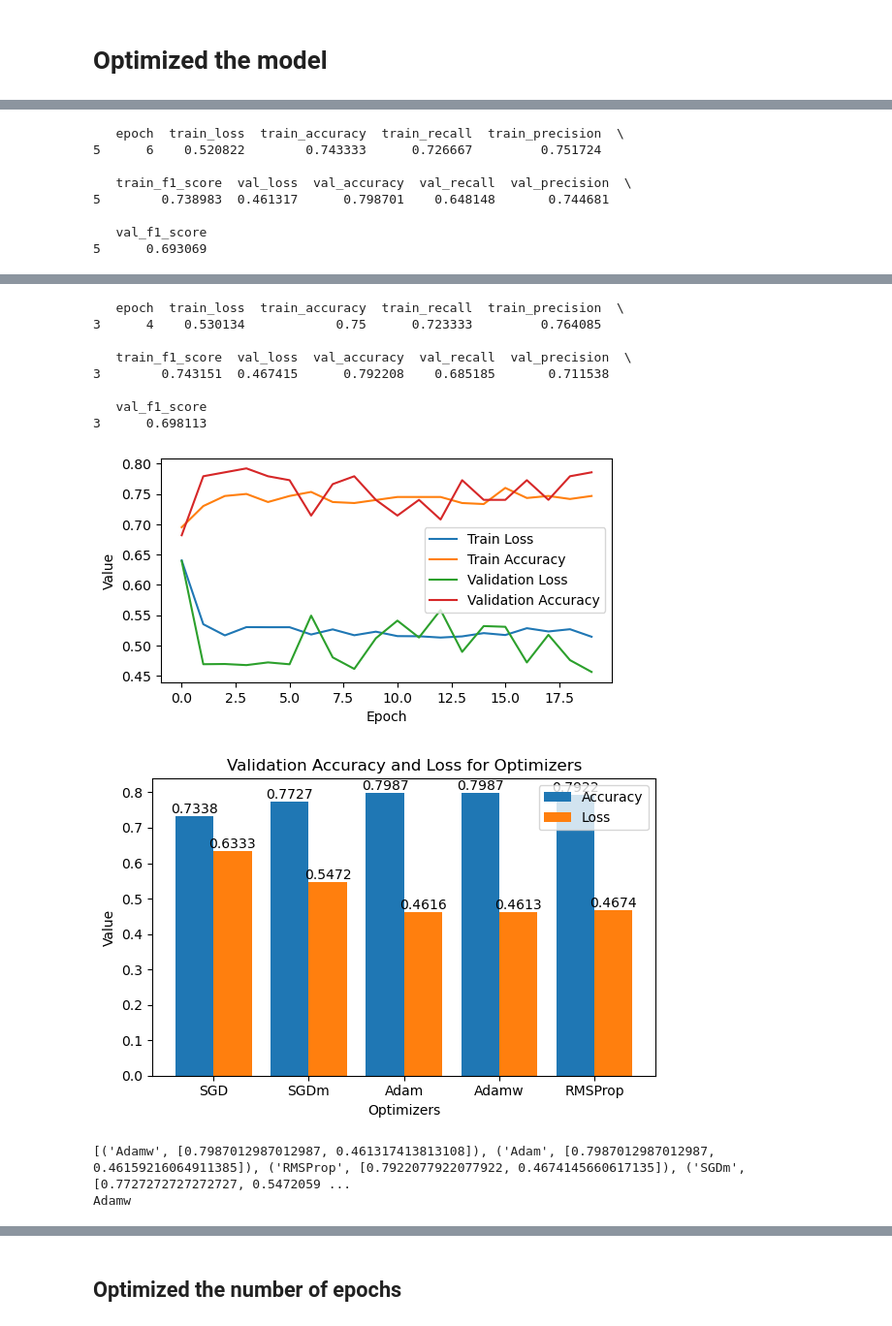
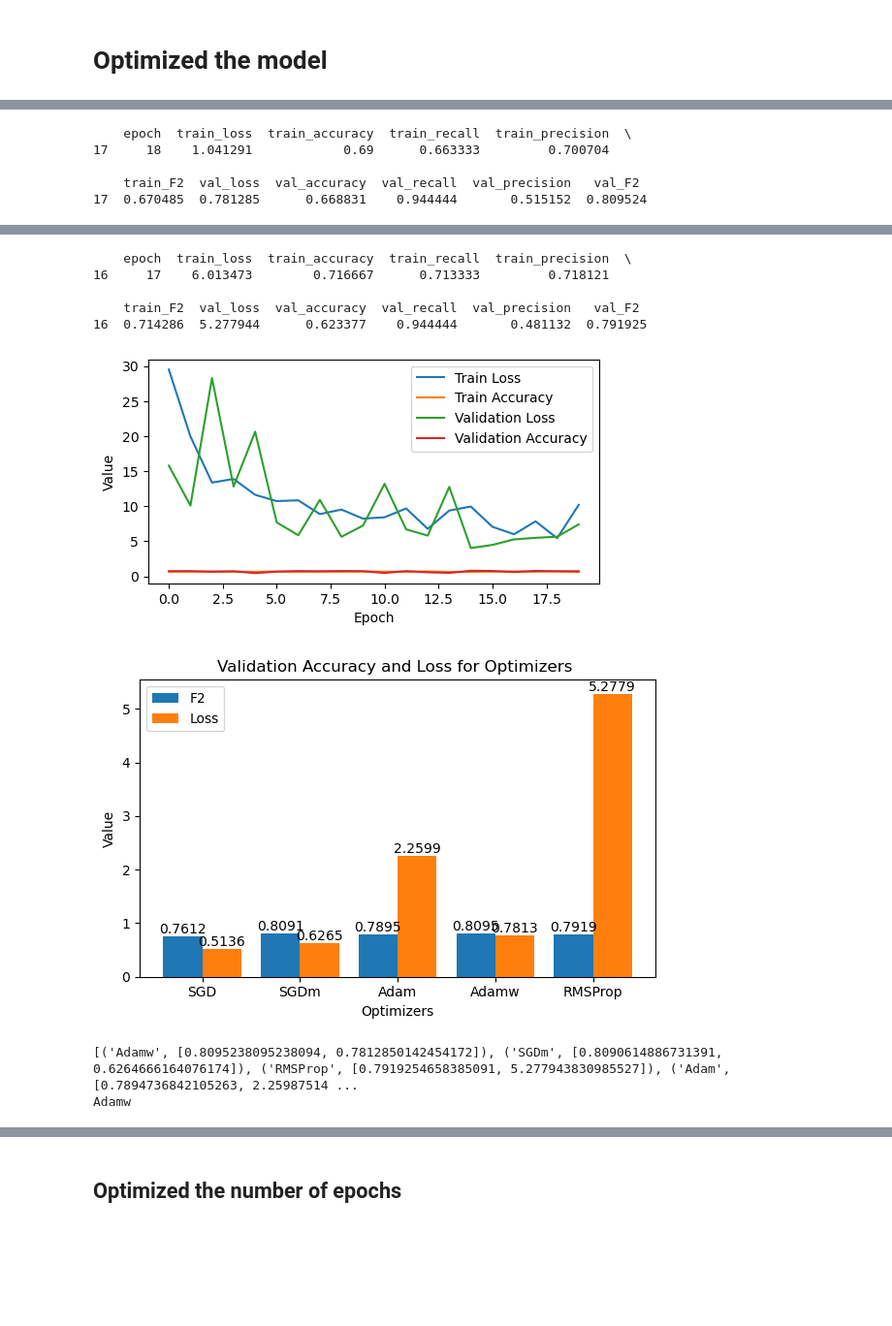
Before and after one commit to wh01019/Deep_Learning_assignment, a Jupyter notebook: a1-1880872_code.ipynb, the cells around one changed output, grey strips where cells are left out. Shown at 97% size. Saved outputs shown, nothing was run; the diff lists cells and outputs as text; code cells hidden in the pictures; blank space fills up the shorter version.

```diff
--- a/a1-1880872_code.ipynb
+++ b/a1-1880872_code.ipynb
@@ -346,6 +355,6 @@ model, base_metrics_res, _, _ = do_all(X_train, y_train, X_val_nb, y_val_nb)
 # %%
 # Define a function to display the optimized results
-def display_opt_res(output, entities=""):
+def display_opt_res(output, entities="", subtitle=""):
     # Extract names, accuracies, and losses
     names = list(output.keys())
     accuracies = [values[0] for values in output.values()]
@@ -357,7 +366,7 @@ def display_opt_res(output, entities=""):
     fig, ax = plt.subplots(figsize=(6, 4))
 
     # Plot accuracy
-    ax.bar(x, accuracies, width=0.4, label='Accuracy', align='center')
+    ax.bar(x, accuracies, width=0.4, label='F2', align='center')
 
     # Plot loss (use a different color and position it next to accuracy bars)
     ax.bar([p + 0.4 for p in x], losses, width=0.4, label='Loss', align='center')
@@ -372,7 +381,7 @@ def display_opt_res(output, entities=""):
     # Labeling
     ax.set_xlabel(entities)
     ax.set_ylabel("Value")
-    ax.set_title(f'Validation Accuracy and Loss for {entities}')
+    ax.set_title(f'Validation Accuracy and Loss for {entities} {subtitle}')
     ax.set_xticks([p + 0.2 for p in x])
     ax.set_xticklabels(names)
     ax.legend()
@@ -388,0 +400,10 @@ def display_opt_res(output, entities=""):
+# %%
+batch_sizes = [5, 20, 32, 50]
+lrs = [1, 0.1, 0.01, 0.001]
+output_bs = dict()
+
+for lr in lrs:
+    for bs in batch_sizes:
+        model, res, f2, loss = do_all(X_train, y_train, X_val_nb, y_val_nb, learning_rate=lr, batch_size=bs)
+        output_bs[bs] = [f2, loss]
+    lr_fig = display_opt_res(output_bs, f"Batch Sizes", subtitle=f"Learning rate = {lr}")
@@ -391,10 +451,12 @@ def display_opt_res(output, entities=""):
 # %%
+opt_lr = 1
+opt_bs = 50
 optimizers = ["SGD", "SGDm","Adam", "Adamw", "RMSProp"]
 output_opt = dict()
 
 for name in optimizers:
-    model, res, accuracy, loss = do_all(X_train, y_train, X_val_nb, y_val_nb, optimizer_name = name)
-    output_opt[name] = [accuracy, loss]
+    model, res, f2, loss = do_all(X_train, y_train, X_val_nb, y_val_nb, optimizer_name = name, learning_rate=opt_lr, batch_size=opt_bs)
+    output_opt[name] = [f2, loss]
 
 opt_optimizer_name = display_opt_res(output_opt, "Optimizers")
 print(opt_optimizer_name)
@@ -429,8 +482,5 @@ print(opt_optimizer_name)
-   epoch  train_loss  train_accuracy  train_recall  train_precision  \
-5      6    0.520822        0.743333      0.726667         0.751724
+    epoch  train_loss  train_accuracy  train_recall  train_precision  \
+17     18    1.041291            0.69      0.663333         0.700704
 
-   train_f1_score  val_loss  val_accuracy  val_recall  val_precision  \
-5        0.738983  0.461317      0.798701    0.648148       0.744681
-
-   val_f1_score
-5      0.693069
+    train_F2  val_loss  val_accuracy  val_recall  val_precision   val_F2
+17  0.670485  0.781285      0.668831    0.944444       0.515152  0.809524
@@ -438,12 +488,9 @@ print(opt_optimizer_name)
-   epoch  train_loss  train_accuracy  train_recall  train_precision  \
-3      4    0.530134            0.75      0.723333         0.764085
+    epoch  train_loss  train_accuracy  train_recall  train_precision  \
+16     17    6.013473        0.716667      0.713333         0.718121
 
-   train_f1_score  val_loss  val_accuracy  val_recall  val_precision  \
-3        0.743151  0.467415      0.792208    0.685185       0.711538
-
-   val_f1_score
-3      0.698113
+    train_F2  val_loss  val_accuracy  val_recall  val_precision   val_F2
+16  0.714286  5.277944      0.623377    0.944444       0.481132  0.791925
-[figure, old version]
+[figure, new version]
-[figure, old version]
+[figure, new version]
-[('Adamw', [0.7987012987012987, 0.461317413813108]), ('Adam', [0.7987012987012987, 0.46159216064911385]), ('RMSProp', [0.7922077922077922, 0.4674145660617135]), ('SGDm', [0.7727272727272727, 0.5472059 ...
+[('Adamw', [0.8095238095238094, 0.7812850142454172]), ('SGDm', [0.8090614886731391, 0.6264666164076174]), ('RMSProp', [0.7919254658385091, 5.277943830985527]), ('Adam', [0.7894736842105263, 2.25987514 ...
 Adamw
```
Also changed, not shown: parts of 25 cells of this notebook.
